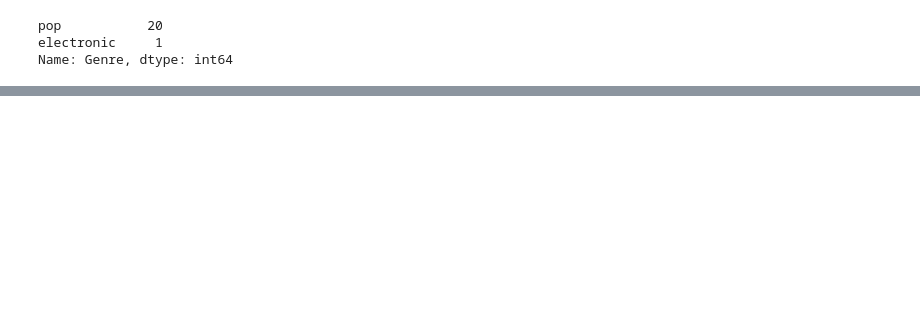
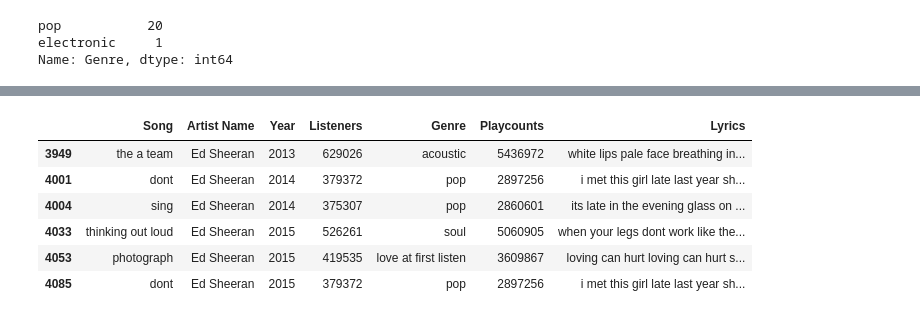
Before and after one commit to dudealy/DS_Project_1_Repo, a Jupyter notebook: New folder/project 1.ipynb, the cells around one changed output, grey strips where cells are left out. Cells and saved outputs as stored; diff of their text form; code cells hidden in the pictures; blank space fills up the shorter version.

```diff
--- a/New folder/project 1.ipynb
+++ b/New folder/project 1.ipynb
@@ -486,0 +460,3 @@ plt.tight_layout()
+# %%
+res = songfile.Year.unique()
+-np.sort(-res)[:5]
@@ -486,0 +477,10 @@ plt.tight_layout()
+# %%
+songfile.loc[songfile.Year.isin(-np.sort(-res)[:4])].loc[songfile['Artist Name']=='Ed Sheeran']
+# %% [output]
+|  | Song | Artist Name | Year | Listeners | Genre | Playcounts | Lyrics |
+| 3949 | the a team | Ed Sheeran | 2013 | 629026 | acoustic | 5436972 | white lips pale face breathing in... |
+| 4001 | dont | Ed Sheeran | 2014 | 379372 | pop | 2897256 | i met this girl late last year sh... |
+| 4004 | sing | Ed Sheeran | 2014 | 375307 | pop | 2860601 | its late in the evening glass on ... |
+| 4033 | thinking out loud | Ed Sheeran | 2015 | 526261 | soul | 5060905 | when your legs dont work like the... |
+| 4053 | photograph | Ed Sheeran | 2015 | 419535 | love at first listen | 3609867 | loving can hurt loving can hurt s... |
+| 4085 | dont | Ed Sheeran | 2015 | 379372 | pop | 2897256 | i met this girl late last year sh... |
```
Also changed, not shown: parts of 29 cells of this notebook, 3 other files.
